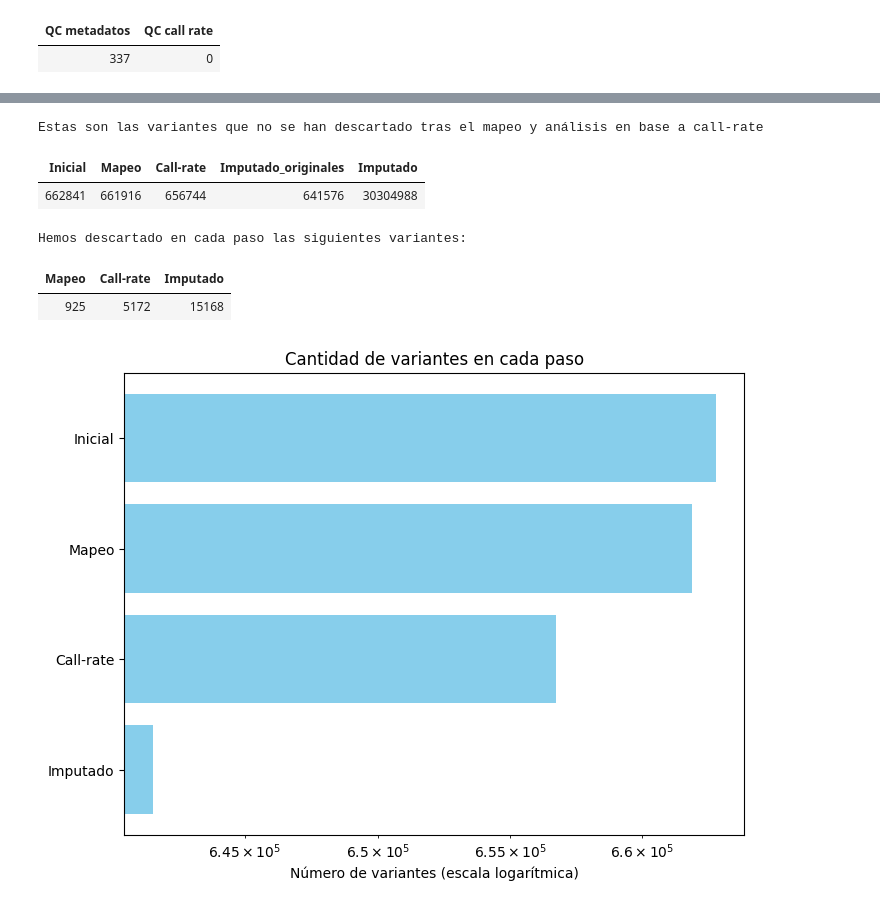
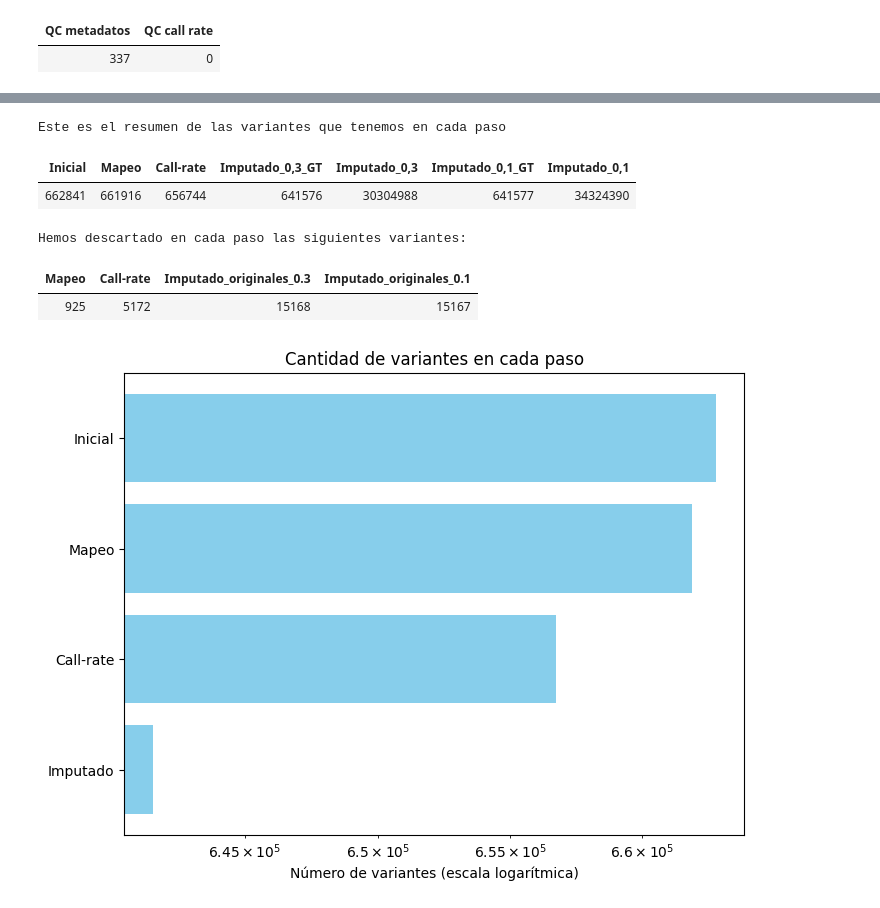
Before and after one commit to miguelgiralv/TFM, a Jupyter notebook: reports/QC_report.ipynb, the cells around one changed output, grey strips where cells are left out. Cells and saved outputs as stored; diff of their text form; code cells hidden in the pictures.

```diff
--- a/reports/QC_report.ipynb
+++ b/reports/QC_report.ipynb
@@ -45,29 +45,32 @@ plt.show()
 # %%
 # Ahora haremos una análisis del número de variantes que hemos perdido:
 variantes_resumen=pd.read_csv(f"{path}/results/metadata_gsm/variantes_resumen.csv")
-print("Estas son las variantes que no se han descartado tras el mapeo y análisis en base a call-rate")
+print("Este es el resumen de las variantes que tenemos en cada paso")
 HTML(variantes_resumen.to_html(index=False))
 # %% [output]
-Estas son las variantes que no se han descartado tras el mapeo y análisis en base a call-rate
+Este es el resumen de las variantes que tenemos en cada paso
-| Inicial | Mapeo | Call-rate | Imputado_originales | Imputado |
-| 662841 | 661916 | 656744 | 641576 | 30304988 |
+| Inicial | Mapeo | Call-rate | Imputado_0,3_GT | Imputado_0,3 | Imputado_0,1_GT | Imputado_0,1 |
+| 662841 | 661916 | 656744 | 641576 | 30304988 | 641577 | 34324390 |
 # %%
 # Representamos la diferencia:
 print("Hemos descartado en cada paso las siguientes variantes:")
 mapeo=variantes_resumen["Inicial"]-variantes_resumen["Mapeo"]
 call_rate=variantes_resumen["Mapeo"]-variantes_resumen["Call-rate"]
-imputado=variantes_resumen["Call-rate"]-variantes_resumen["Imputado"]
+imputado_1=variantes_resumen["Call-rate"]-variantes_resumen["Imputado_0,3_GT"]
+imputado_2=variantes_resumen["Call-rate"]-variantes_resumen["Imputado_0,1_GT"]
 tabla_diferencias = pd.DataFrame({
     "Mapeo": mapeo,
     "Call-rate": call_rate,
-    "Imputado_originales": imputado
+    "Imputado_originales_0.3": imputado_1,
+    "Imputado_originales_0.1": imputado_2
+
 })
 
 HTML(tabla_diferencias.to_html(index=False))
 # %% [output]
 Hemos descartado en cada paso las siguientes variantes:
-| Mapeo | Call-rate | Imputado |
-| 925 | 5172 | 15168 |
+| Mapeo | Call-rate | Imputado_originales_0.3 | Imputado_originales_0.1 |
+| 925 | 5172 | 15168 | 15167 |
 # %%
 # y lo representamos:
 categorias = variantes_resumen.columns.tolist()
```
Also changed, not shown: parts of 1 cell of this notebook, 14 other files.
